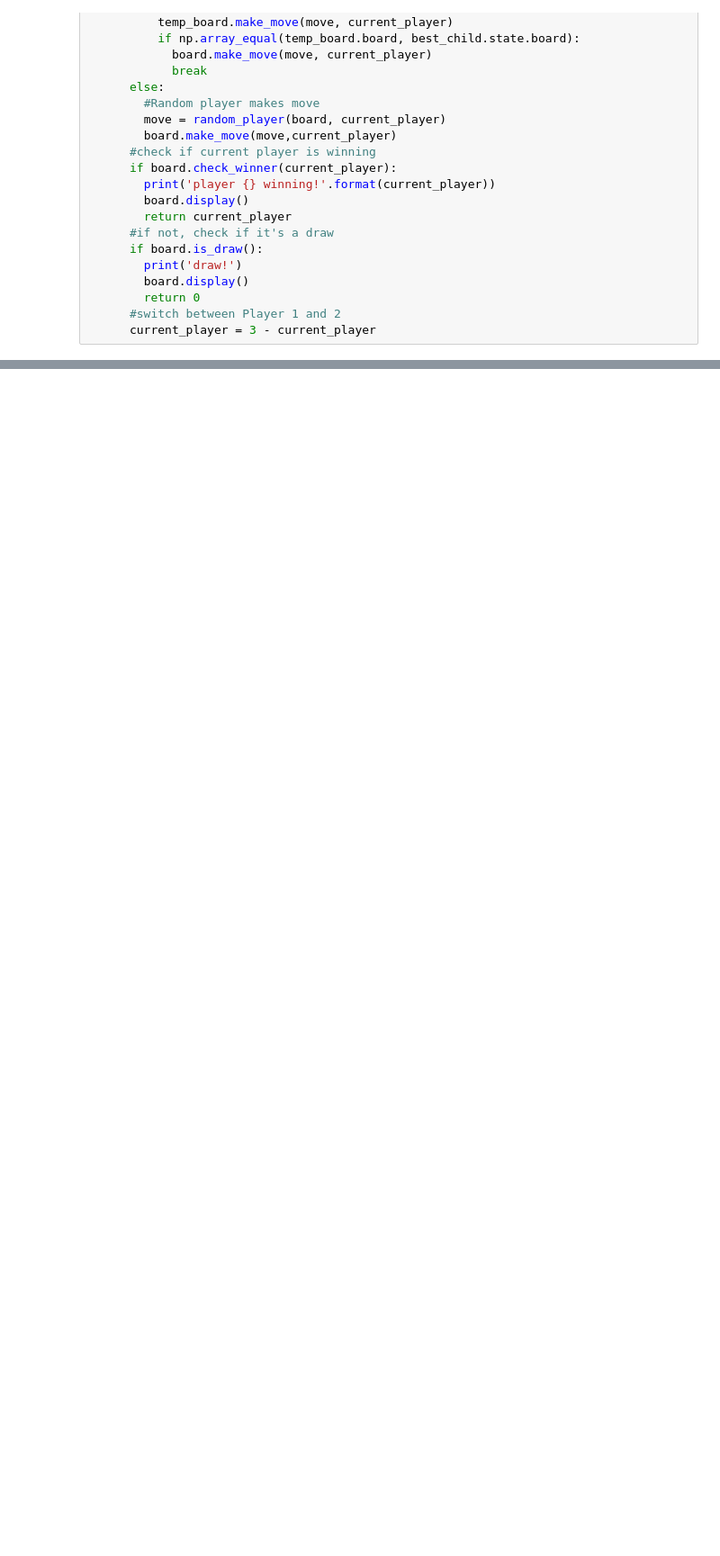
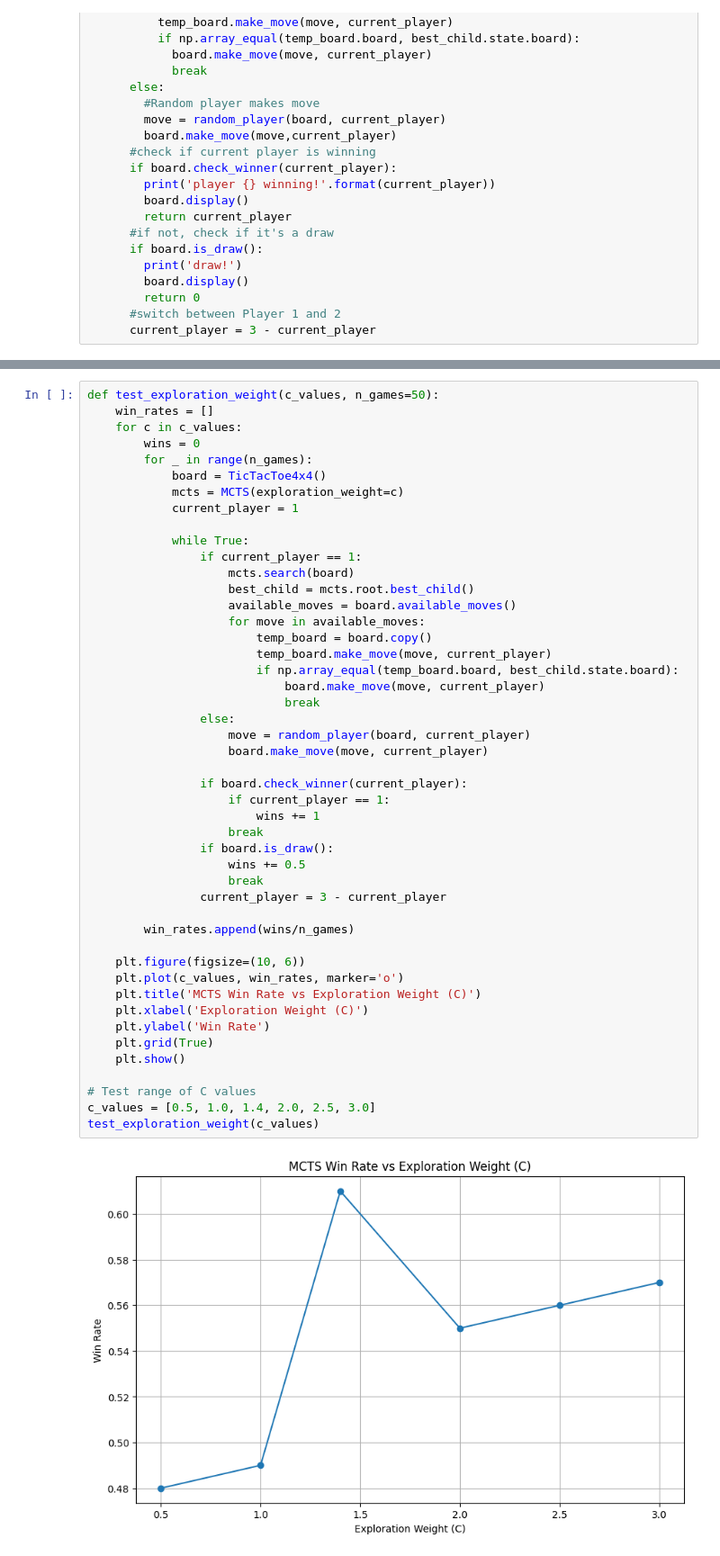
Before and after one commit to saiyanprince10/ai-projects, a Jupyter notebook: IAI_Sp25_HW2_ssuryaar.ipynb, the cells around one changed output, grey strips where cells are left out. Shown: that part at 90% size. Drawn from its saved outputs; the diff is of its cells as text; blank space fills up the shorter version.

```diff
--- a/IAI_Sp25_HW2_ssuryaar.ipynb
+++ b/IAI_Sp25_HW2_ssuryaar.ipynb
@@ -334,0 +447,49 @@ mcts_scores
+# %%
+def test_exploration_weight(c_values, n_games=50):
+    win_rates = []
+    for c in c_values:
+        wins = 0
+        for _ in range(n_games):
+            board = TicTacToe4x4()
+            mcts = MCTS(exploration_weight=c)
+            current_player = 1
+
+            while True:
+                if current_player == 1:
+                    mcts.search(board)
+                    best_child = mcts.root.best_child()
+                    available_moves = board.available_moves()
+                    for move in available_moves:
+                        temp_board = board.copy()
+                        temp_board.make_move(move, current_player)
+                        if np.array_equal(temp_board.board, best_child.state.board):
+                            board.make_move(move, current_player)
+                            break
+                else:
+                    move = random_player(board, current_player)
+                    board.make_move(move, current_player)
+
+                if board.check_winner(current_player):
+                    if current_player == 1:
+                        wins += 1
+                    break
+                if board.is_draw():
+                    wins += 0.5
+                    break
+                current_player = 3 - current_player
+
+        win_rates.append(wins/n_games)
+
+    plt.figure(figsize=(10, 6))
+    plt.plot(c_values, win_rates, marker='o')
+    plt.title('MCTS Win Rate vs Exploration Weight (C)')
+    plt.xlabel('Exploration Weight (C)')
+    plt.ylabel('Win Rate')
+    plt.grid(True)
+    plt.show()
+
+# Test range of C values
+c_values = [0.5, 1.0, 1.4, 2.0, 2.5, 3.0]
+test_exploration_weight(c_values)
+# %% [output]
+[figure, added]
```
Also changed, not shown: parts of 17 cells of this notebook.
